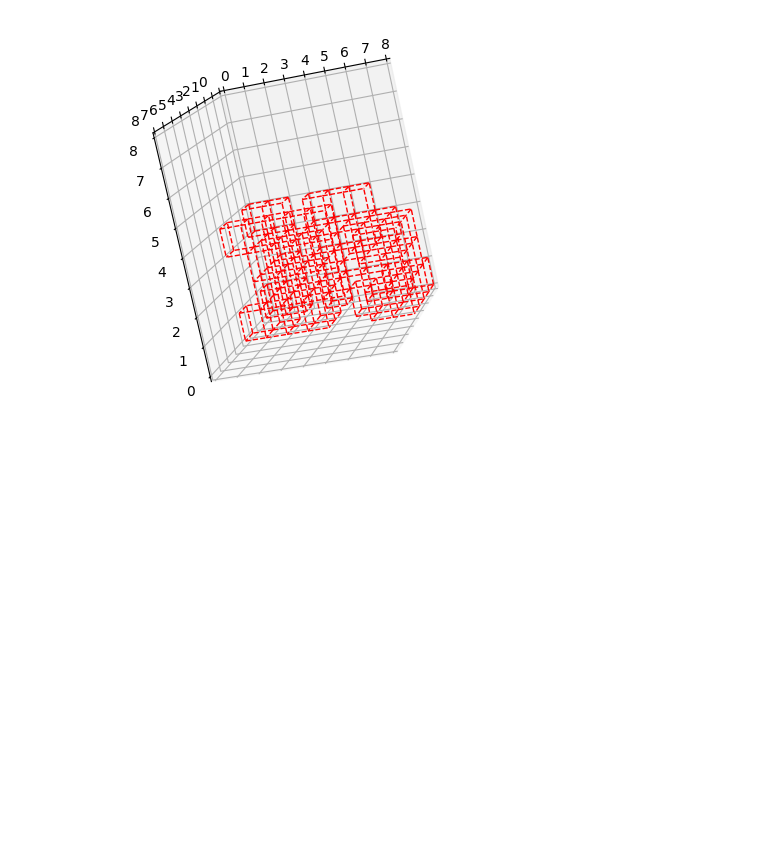
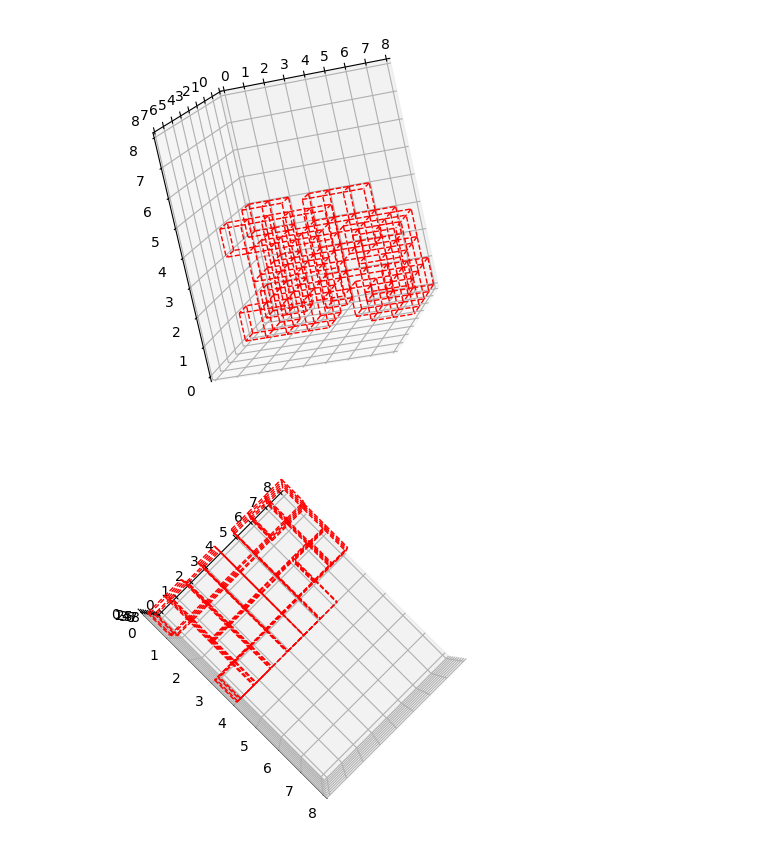
Before and after one commit to gigatskhondia/gigala, a Jupyter notebook: gigala/topology/topology_optimiz/mult_env_rl/pseudo_3d_solid_gen_v1i2_4x4x8_visualization.ipynb, the cells around one changed output. Drawn from its saved outputs; the diff is of its cells as text; code cells hidden in the pictures; blank space fills up the shorter version.

Commit message:
more visualization

```diff
--- a/gigala/topology/topology_optimiz/mult_env_rl/pseudo_3d_solid_gen_v1i2_4x4x8_visualization.ipynb
+++ b/gigala/topology/topology_optimiz/mult_env_rl/pseudo_3d_solid_gen_v1i2_4x4x8_visualization.ipynb
@@ -1195,3 +1195,7 @@ draw(coord, elcon0,90,90,-90,'red')
 draw(coord, elcon0,15,80,-80,'red')
 # %% [output]
 [figure]
+# %%
+draw(coord, elcon0, 0, -90,-45, 'red')
+# %% [output]
+[figure, added]
```
Also changed, not shown: parts of 3 cells of this notebook.
